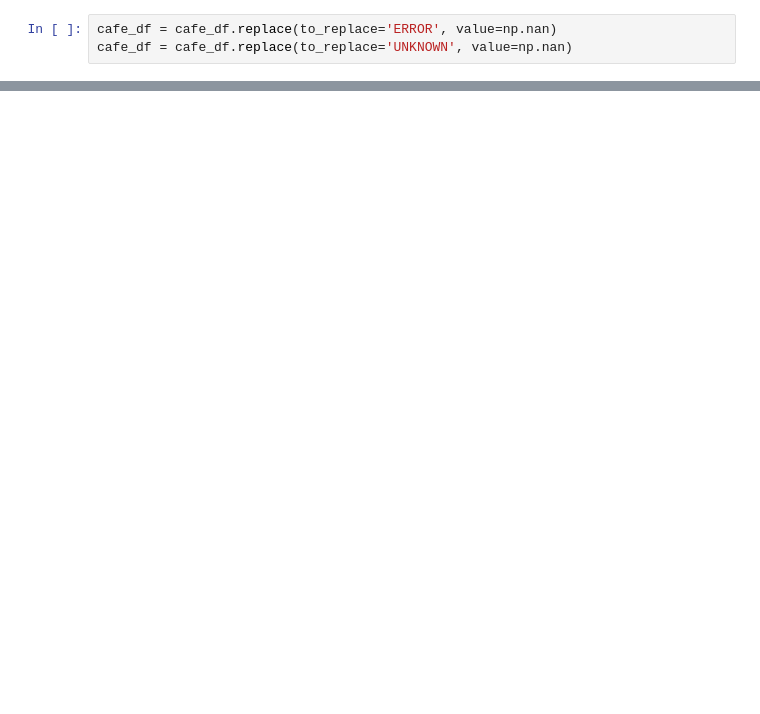
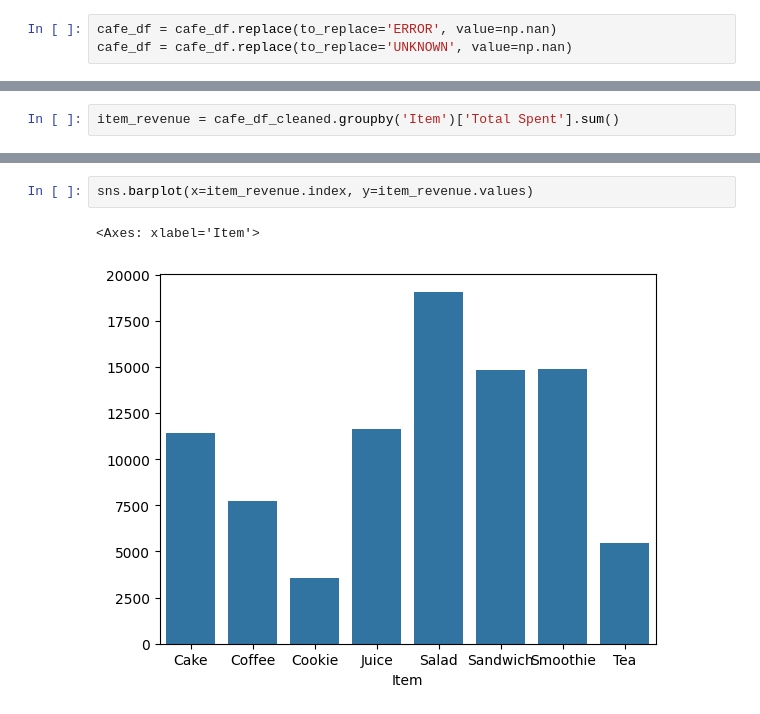
Before and after one commit to bberrium/Picsart-Academy, a Jupyter notebook: ML/notebooks/EDA_Hands_on.ipynb, the cells around one changed output, grey strips where cells are left out. Drawn from its saved outputs; the diff is of its cells as text; blank space fills up the shorter version.

```diff
--- a/ML/notebooks/EDA_Hands_on.ipynb
+++ b/ML/notebooks/EDA_Hands_on.ipynb
@@ -56,0 +194,2 @@ cafe_df = cafe_df.replace(to_replace='UNKNOWN', value=np.nan)
+# %%
+item_revenue = cafe_df_cleaned.groupby('Item')['Total Spent'].sum()
@@ -56,0 +209,5 @@ cafe_df = cafe_df.replace(to_replace='UNKNOWN', value=np.nan)
+# %%
+sns.barplot(x=item_revenue.index, y=item_revenue.values)
+# %% [output]
+<Axes: xlabel='Item'>
+[figure, added]
```
Also changed, not shown: parts of 17 cells of this notebook, 7 other files.
